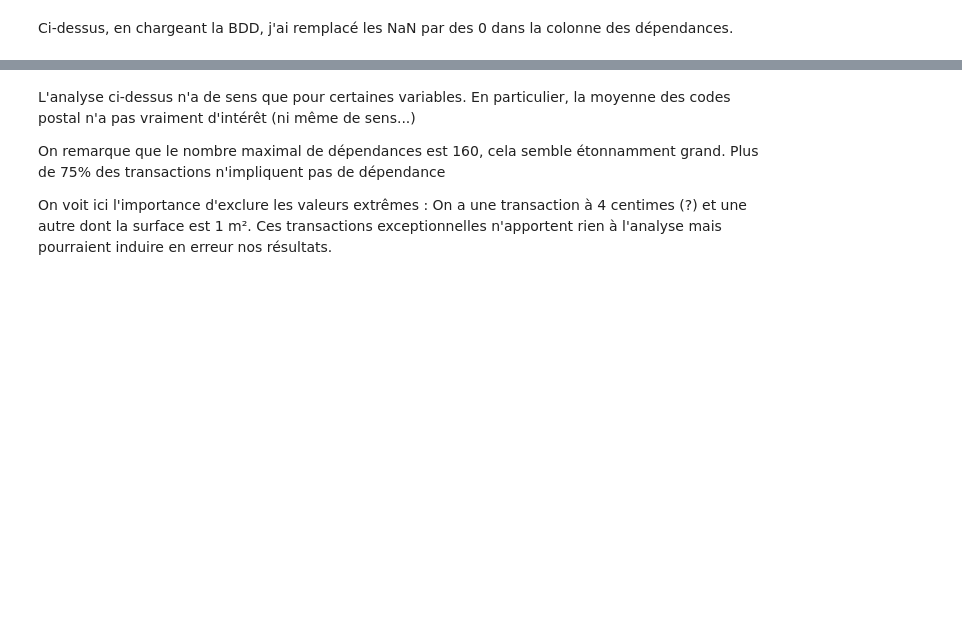
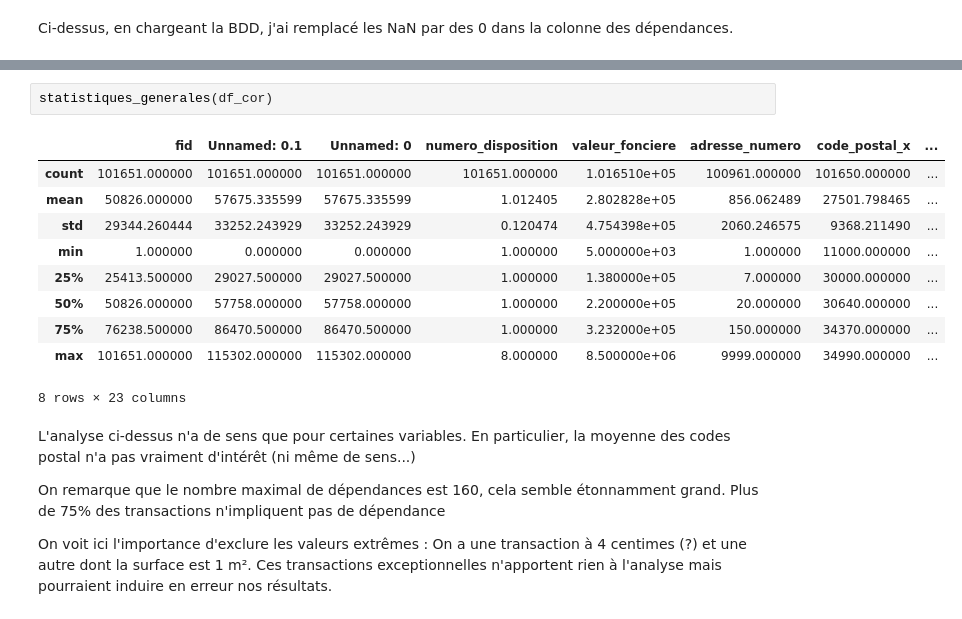
Before and after one commit to ppensier/projet_statapp_inondations, a Jupyter notebook: scripts/stat_data.ipynb, the cells around one changed output, grey strips where cells are left out. Saved outputs shown, nothing was run; the diff lists cells and outputs as text; blank space fills up the shorter version.

```diff
--- a/scripts/stat_data.ipynb
+++ b/scripts/stat_data.ipynb
@@ -61,3 +68,16 @@ NameError: name 'df_initial' is not defined
+# %%
+statistiques_generales(df_cor)
+# %% [output]
+|  | fid | Unnamed: 0.1 | Unnamed: 0 | numero_disposition | valeur_fonciere | adresse_numero | code_postal_x | ... |
+| count | 101651.000000 | 101651.000000 | 101651.000000 | 101651.000000 | 1.016510e+05 | 100961.000000 | 101650.000000 | ... |
+| mean | 50826.000000 | 57675.335599 | 57675.335599 | 1.012405 | 2.802828e+05 | 856.062489 | 27501.798465 | ... |
+| std | 29344.260444 | 33252.243929 | 33252.243929 | 0.120474 | 4.754398e+05 | 2060.246575 | 9368.211490 | ... |
+| min | 1.000000 | 0.000000 | 0.000000 | 1.000000 | 5.000000e+03 | 1.000000 | 11000.000000 | ... |
+| 25% | 25413.500000 | 29027.500000 | 29027.500000 | 1.000000 | 1.380000e+05 | 7.000000 | 30000.000000 | ... |
+| 50% | 50826.000000 | 57758.000000 | 57758.000000 | 1.000000 | 2.200000e+05 | 20.000000 | 30640.000000 | ... |
+| 75% | 76238.500000 | 86470.500000 | 86470.500000 | 1.000000 | 3.232000e+05 | 150.000000 | 34370.000000 | ... |
+| max | 101651.000000 | 115302.000000 | 115302.000000 | 8.000000 | 8.500000e+06 | 9999.000000 | 34990.000000 | ... |
+8 rows × 23 columns
 # %% [markdown]
 L'analyse ci-dessus n'a de sens que pour certaines variables. En particulier, la moyenne des codes postal n'a pas vraiment d'intérêt (ni même de sens...)
 
```
Also changed, not shown: parts of 11 cells of this notebook.
